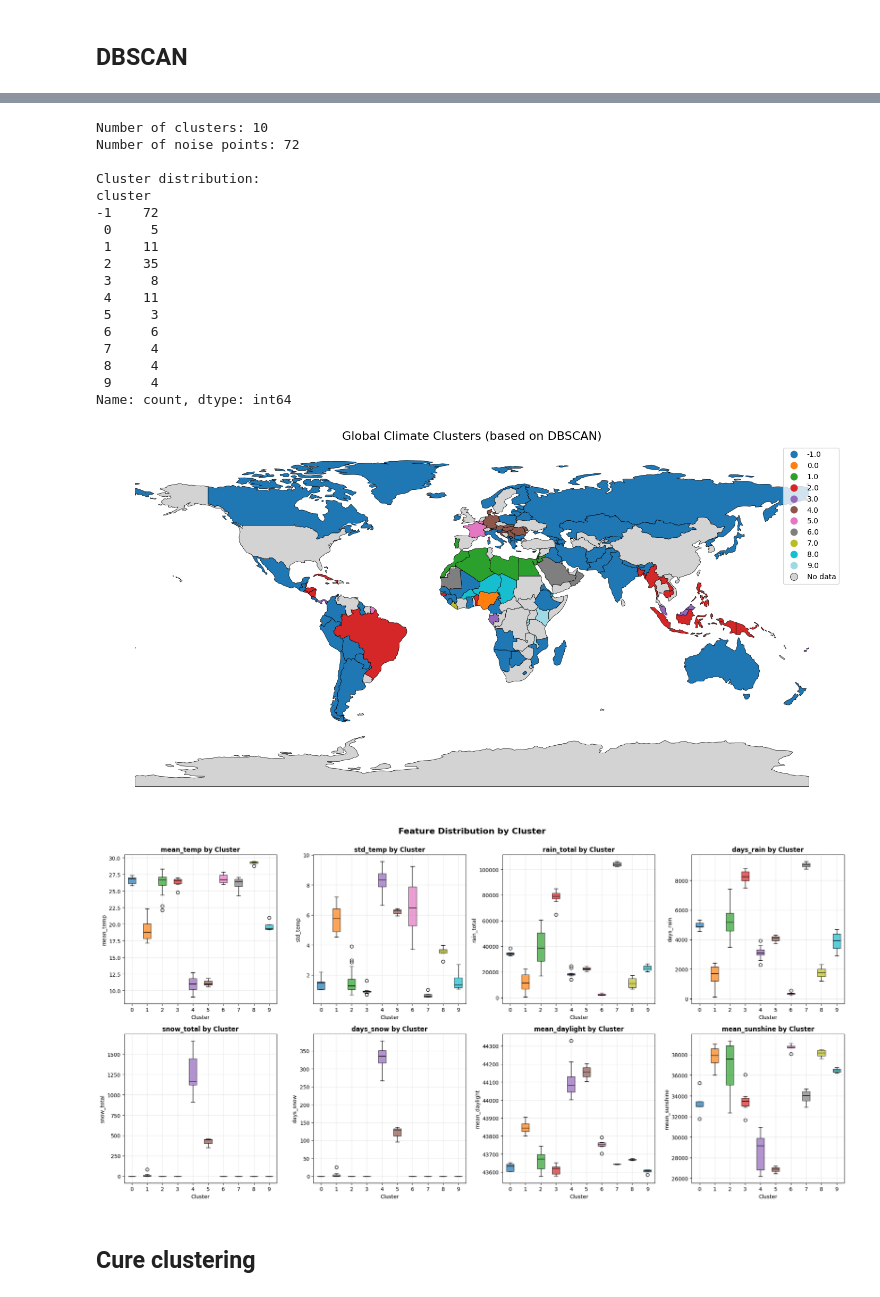
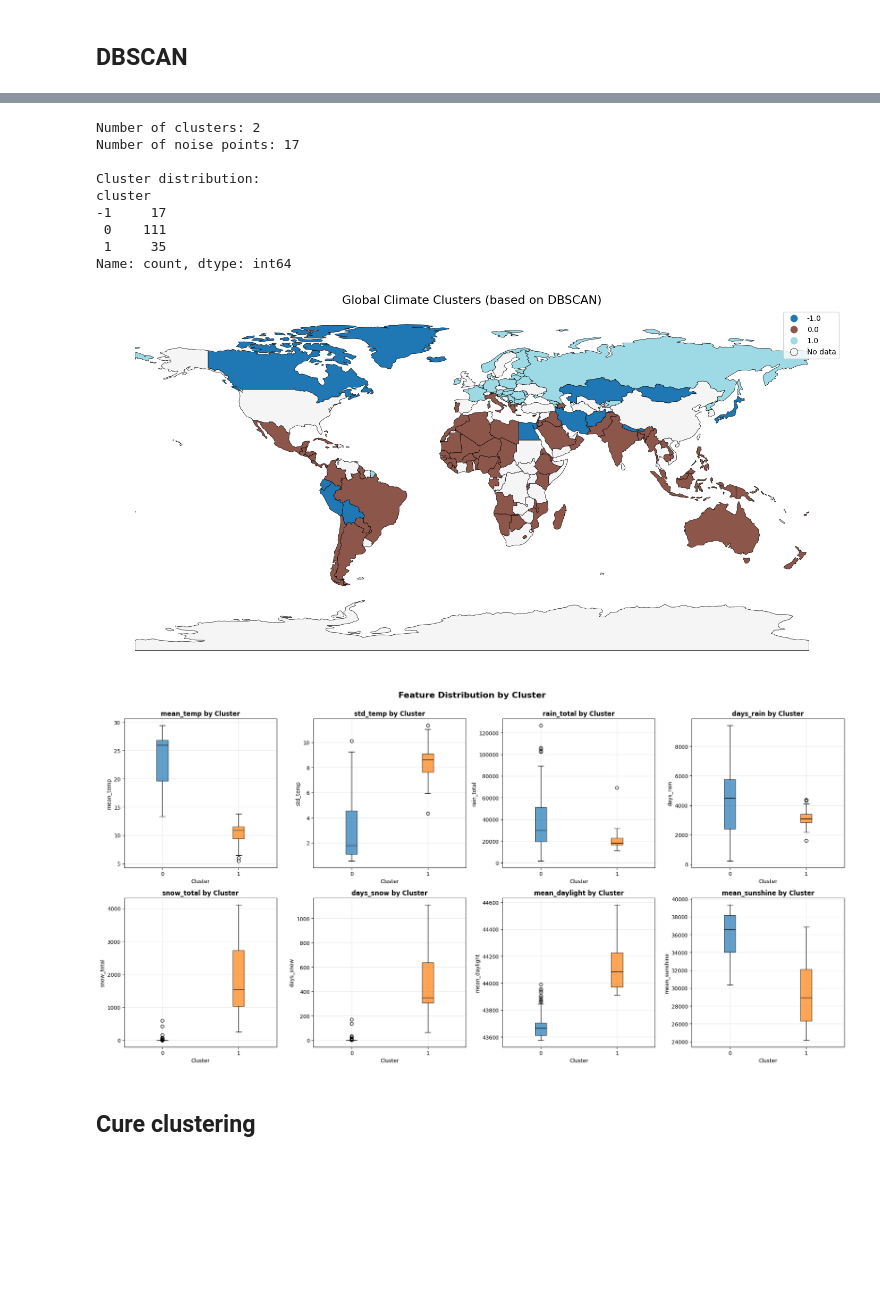
Before and after one commit to gabri17/Data-Mining-Project, a Jupyter notebook: cluster.ipynb, the cells around one changed output, grey strips where cells are left out. Drawn from its saved outputs; the diff is of its cells as text; code cells hidden in the pictures; blank space fills up the shorter version.

```diff
--- a/cluster.ipynb
+++ b/cluster.ipynb
@@ -342,8 +344,9 @@ features = ['mean_temp', 'std_temp', 'rain_total', 'days_rain', 'snow_total', 'd
 X = df_clusters[features].copy()
 
 #Log transform per asimmetria - consigliato ma da capire
-#X["rain_total"] = np.log1p(X["rain_total"])
-#X["snow_total"] = np.log1p(X["snow_total"])
+X["rain_total"] = np.log1p(X["rain_total"])
+X["snow_total"] = np.log1p(X["snow_total"])
+#ho forte asimmetria, valori: 0 0 0 0.1 0.5 1 20 25 22 0 ...
 
 #X.head(5)
 
@@ -688,40 +696,32 @@ plt.show()
 # %%
 # Choose best parameters (example)
-best_eps = 0.6
-best_min_samples = 4
+best_eps = 1.25
+best_min_samples = 6
 
 dbscan = DBSCAN(eps=best_eps, min_samples=best_min_samples)
 df_clusters['cluster'] = dbscan.fit_predict(X_scaled)
 
 num_clusters = len(set(df_clusters['cluster'])) - (1 if -1 in df_clusters['cluster'].values else 0)
 
 print(f"Number of clusters: {num_clusters}")
 print(f"Number of noise points: {list(df_clusters['cluster']).count(-1)}")
 print(f"\nCluster distribution:\n{df_clusters['cluster'].value_counts().sort_index()}")
 
 plot_world(df_clusters, method="DBSCAN")
 
 plot_boxplots(df_clusters, num_clusters)
 # %% [output]
-Number of clusters: 10
-Number of noise points: 72
+Number of clusters: 2
+Number of noise points: 17
 
 Cluster distribution:
 cluster
--1    72
- 0     5
- 1    11
- 2    35
- 3     8
- 4    11
- 5     3
- 6     6
- 7     4
- 8     4
- 9     4
+-1     17
+ 0    111
+ 1     35
 Name: count, dtype: int64
-[figure, old version]
+[figure, new version]
-[figure, old version]
+[figure, new version]
 # %% [markdown]
 ## Cure clustering
 # %%
```
Also changed, not shown: parts of 41 cells of this notebook.
